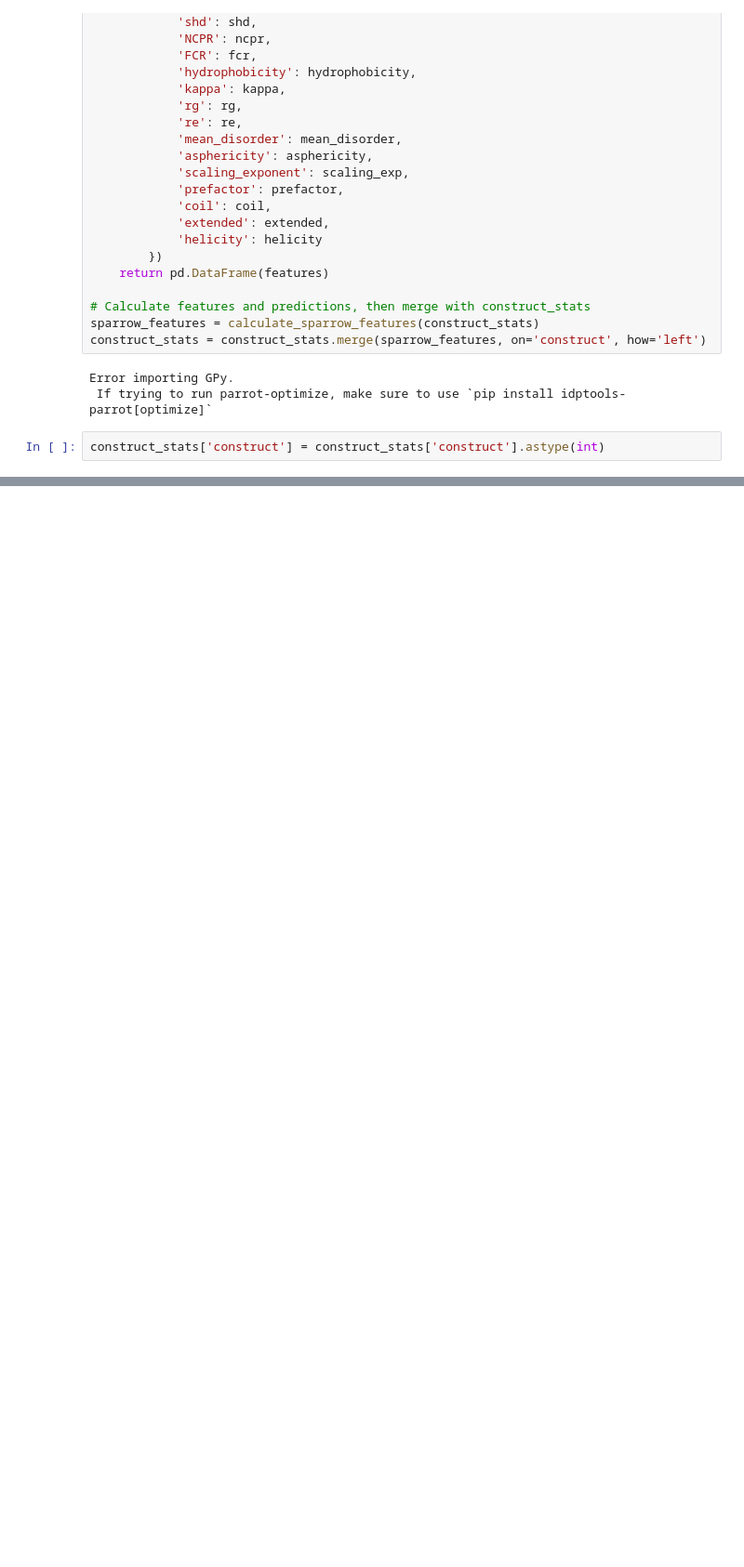
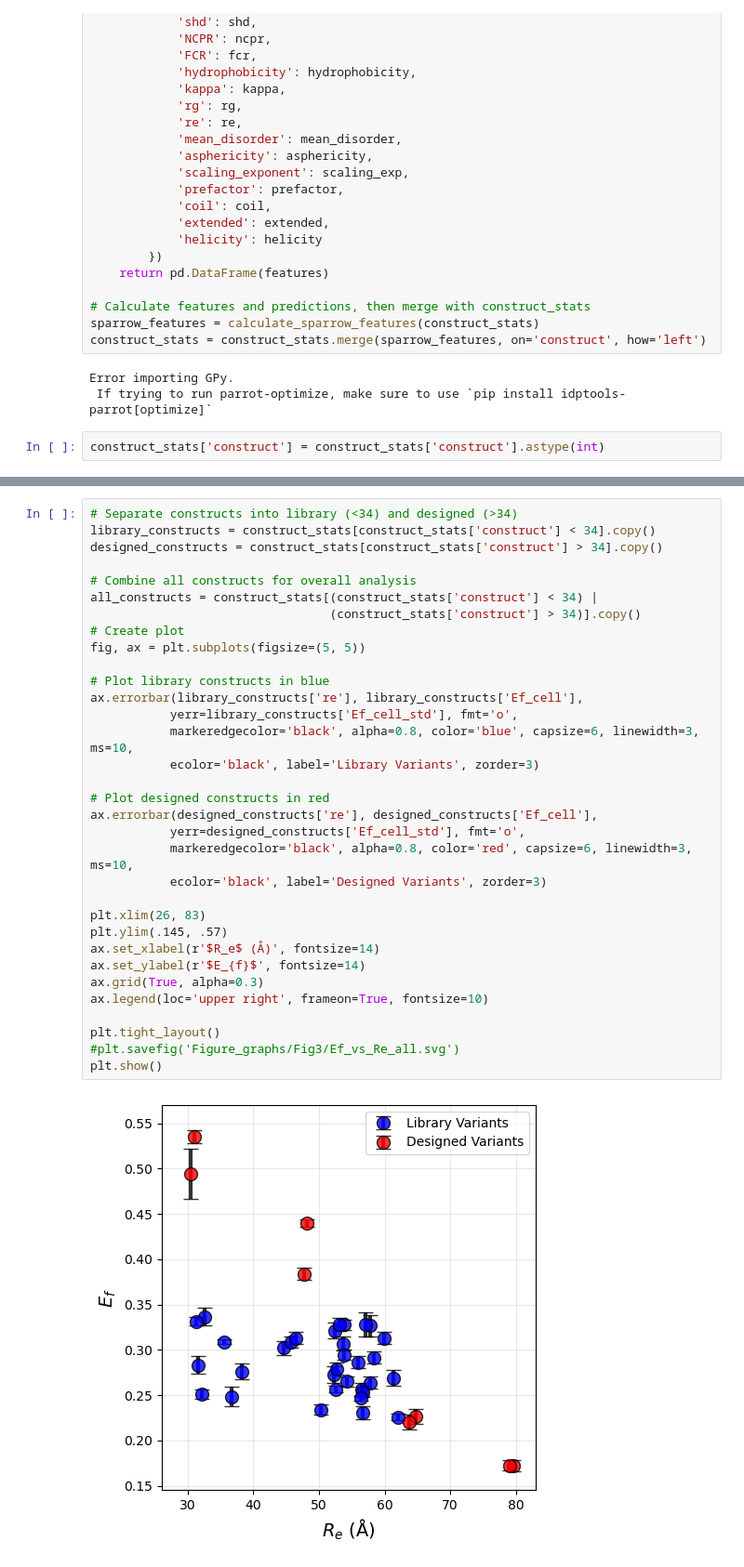
Before and after one commit to sukeniklab/GOOSE_2026, a Jupyter notebook: FRET_data_TB/Fig3_Ef-vs-predRe.ipynb, the cells around one changed output, grey strips where cells are left out. Shown at 93% size. Saved outputs shown, nothing was run; the diff lists cells and outputs as text; blank space fills up the shorter version.

```diff
--- a/FRET_data_TB/Fig3_Ef-vs-predRe.ipynb
+++ b/FRET_data_TB/Fig3_Ef-vs-predRe.ipynb
@@ -167,3 +166,38 @@ plt.savefig('Figure_graphs/Fig3/Ef_vs_Re_designed.svg')
 plt.show()
 # %% [output]
 [figure]
+# %%
+# Separate constructs into library (<34) and designed (>34)
+library_constructs = construct_stats[construct_stats['construct'] < 34].copy()
+designed_constructs = construct_stats[construct_stats['construct'] > 34].copy()
+
+# Combine all constructs for overall analysis
+all_constructs = construct_stats[(construct_stats['construct'] < 34) |
+                                 (construct_stats['construct'] > 34)].copy()
+# Create plot
+fig, ax = plt.subplots(figsize=(5, 5))
+
+# Plot library constructs in blue
+ax.errorbar(library_constructs['re'], library_constructs['Ef_cell'],
+           yerr=library_constructs['Ef_cell_std'], fmt='o',
+           markeredgecolor='black', alpha=0.8, color='blue', capsize=6, linewidth=3, ms=10,
+           ecolor='black', label='Library Variants', zorder=3)
+
+# Plot designed constructs in red
+ax.errorbar(designed_constructs['re'], designed_constructs['Ef_cell'],
+           yerr=designed_constructs['Ef_cell_std'], fmt='o',
+           markeredgecolor='black', alpha=0.8, color='red', capsize=6, linewidth=3, ms=10,
+           ecolor='black', label='Designed Variants', zorder=3)
+
+plt.xlim(26, 83)
+plt.ylim(.145, .57)
+ax.set_xlabel(r'$R_e$ (Å)', fontsize=14)
+ax.set_ylabel(r'$E_{f}$', fontsize=14)
+ax.grid(True, alpha=0.3)
+ax.legend(loc='upper right', frameon=True, fontsize=10)
+
+plt.tight_layout()
+#plt.savefig('Figure_graphs/Fig3/Ef_vs_Re_all.svg')
+plt.show()
+# %% [output]
+[figure, added]
```
Also changed, not shown: parts of 6 cells of this notebook, 37 other files.
